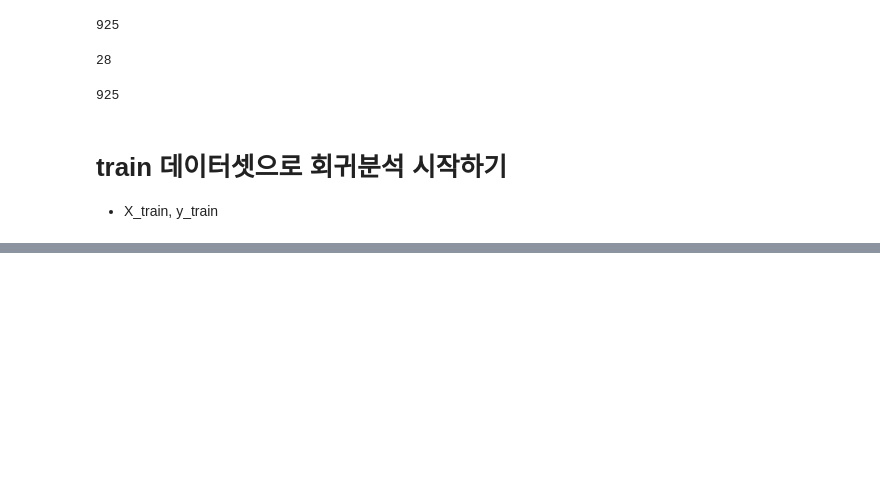
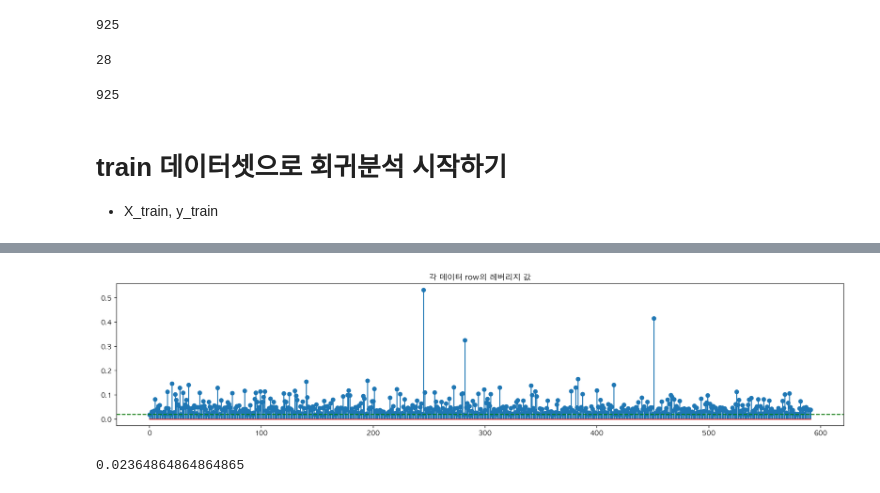
Before and after one commit to yeejun007/linear_regression_project, a Jupyter notebook: yeejun/OLS/OLS_test_03.ipynb, the cells around one changed output, grey strips where cells are left out. Drawn from its saved outputs; the diff is of its cells as text; code cells hidden in the pictures; blank space fills up the shorter version.

```diff
--- a/yeejun/OLS/OLS_test_03.ipynb
+++ b/yeejun/OLS/OLS_test_03.ipynb
@@ -171,0 +433,7 @@ sm.OLS.from_formula("aud_nationwide ~ distributor_group,", data=train_df)
+# %%
+df_copy2 = df_copy.copy()
+# %%
+df_copy2['genre'] = df_copy2['genre'].replace("사극", "스릴러")
+# %%
+df4 = df_copy2.drop(columns=['sequel'])
+len(df4.columns)
@@ -171,0 +442,6 @@ sm.OLS.from_formula("aud_nationwide ~ distributor_group,", data=train_df)
+# %%
+feature_names = ['screen', 'expert_rating', 'audience_rating', 'running_times', 'rating_audiences', 'director_power', 'actor_power']
+feature_names = ["scale({})".format(name) for name in feature_names] + ['distributor_group', 'release_season', 'nation', 'genre', 'rate', 'C(original)']
+model4 = sm.OLS.from_formula("aud_nationwide ~ " + "+".join(feature_names), data=df4)
+result4 = model4.fit()
+print(result4.summary())
@@ -171,0 +472,16 @@ sm.OLS.from_formula("aud_nationwide ~ distributor_group,", data=train_df)
+# %%
+influence = result4.get_influence()
+hat = influence.hat_matrix_diag
+
+plt.figure(figsize=(20, 4))
+plt.stem(hat)
+plt.axhline(0.02, c="g", ls="--")
+plt.title("각 데이터 row의 레버리지 값")
+plt.show()
+# %% [output]
+[figure, added]
+# %%
+# 레버리지 평균
+14 / 592
+# %% [output]
+0.02364864864864865
```
Also changed, not shown: parts of 63 cells of this notebook, 1 other file.
